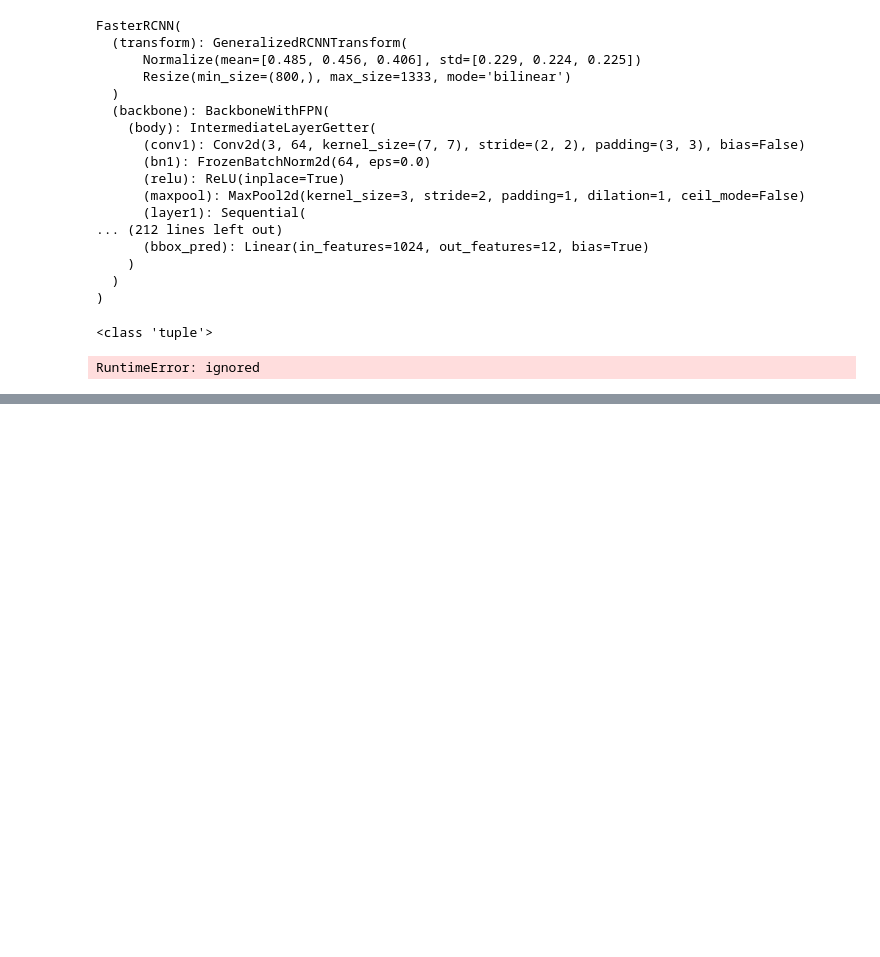
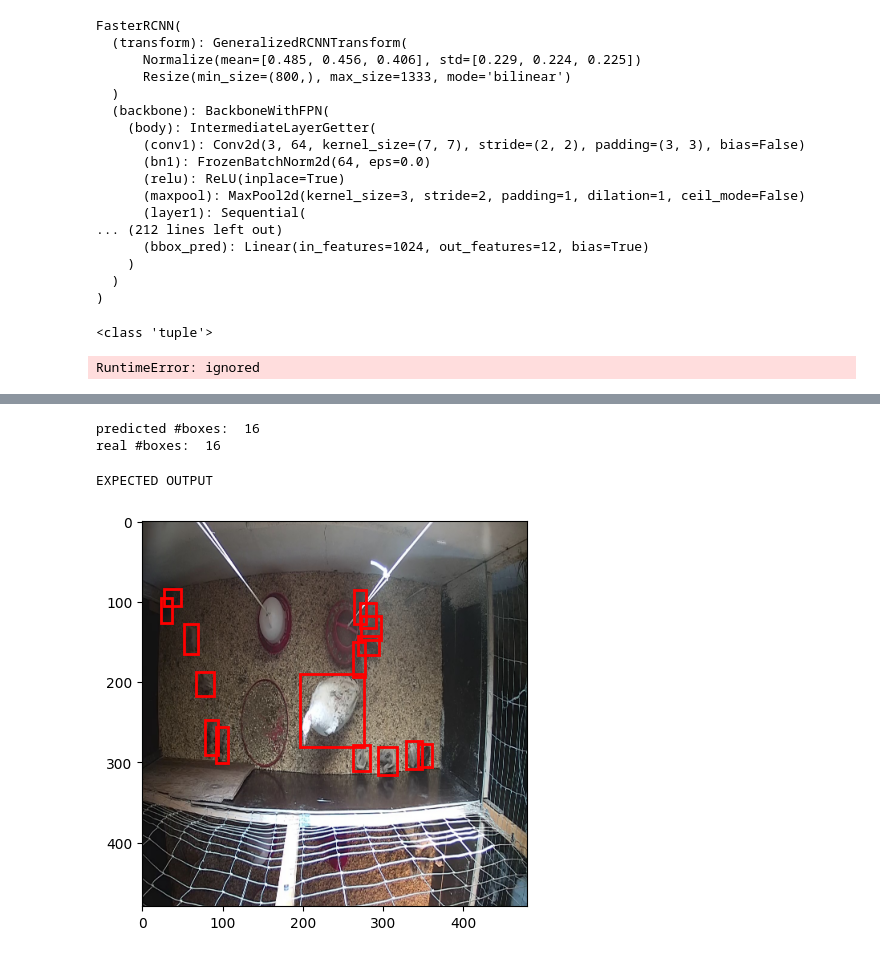
Before and after one commit to aemrhb/Mutiple_object_tracking_IPI, a Jupyter notebook: faster_Rcnnn_finetune.ipynb, the cells around one changed output, grey strips where cells are left out. Cells and saved outputs as stored; diff of their text form; code cells hidden in the pictures; blank space fills up the shorter version.

```diff
--- a/faster_Rcnnn_finetune.ipynb
+++ b/faster_Rcnnn_finetune.ipynb
@@ -325,6 +325,27 @@ def get_object_detection_model(num_classes):
     model.roi_heads.box_predictor = FastRCNNPredictor(in_features, num_classes)
 
     return model
+# %%
+dataset = CustomDataset(files_dir, 480, 480, transforms= get_transform(train=True))
+dataset_test = CustomDataset(files_dir, 480, 480, transforms= get_transform(train=False))
+
+# split the dataset in train and test set
+torch.manual_seed(1)
+indices = torch.randperm(len(dataset)).tolist()
+
+# train test split
+test_split = 0.2
+tsize = int(len(dataset)*test_split)
+dataset = torch.utils.data.Subset(dataset, indices[:-tsize])
+dataset_test = torch.utils.data.Subset(dataset_test, indices[-tsize:])
+# define training and validation data loaders
+data_loader = torch.utils.data.DataLoader(
+    dataset, batch_size=10, shuffle=True, num_workers=4,
+    collate_fn=utils.collate_fn)
+
+data_loader_test = torch.utils.data.DataLoader(
+    dataset_test, batch_size=10, shuffle=False, num_workers=4,
+    collate_fn=utils.collate_fn)
 # %%
 dataset = CustomDataset(files_dir, 480, 480, transforms= get_transform(train=True))
 data_loader = torch.utils.data.DataLoader(
@@ -432,0 +458,22 @@ Epoch: [2]  [180/250]  eta: 0:00:27  lr: 0.005000  loss: 0.1781 (0.1940)  loss_c
+# %%
+# pick one image from the test set
+img, target = dataset_test[10]
+# put the model in evaluation mode
+model.eval()
+with torch.no_grad():
+    prediction = model([img.to(device)])[0]
+
+print('predicted #boxes: ', len(prediction['labels']))
+print('real #boxes: ', len(target['labels']))
+# %% [output]
+predicted #boxes:  16
+real #boxes:  16
+# %%
+def torch_to_pil(img):
+    return torchtrans.ToPILImage()(img).convert('RGB')
+# %%
+print('EXPECTED OUTPUT')
+plot_img_bbox(torch_to_pil(img), target)
+# %% [output]
+EXPECTED OUTPUT
+[figure, added]
```
Also changed, not shown: parts of 5 cells of this notebook.
